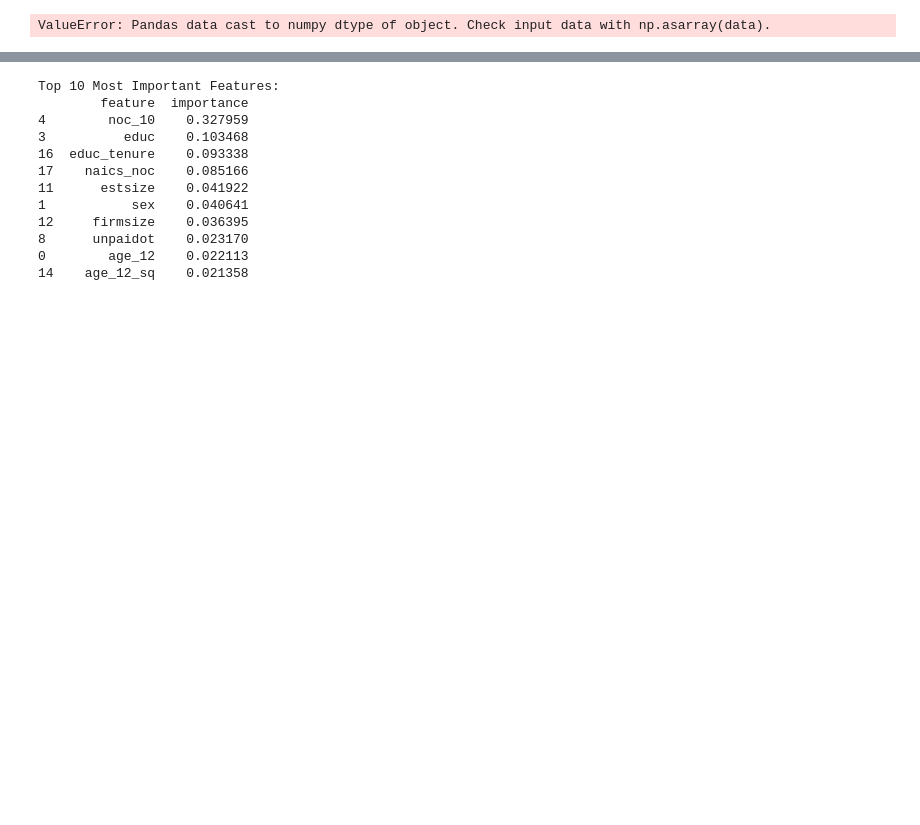
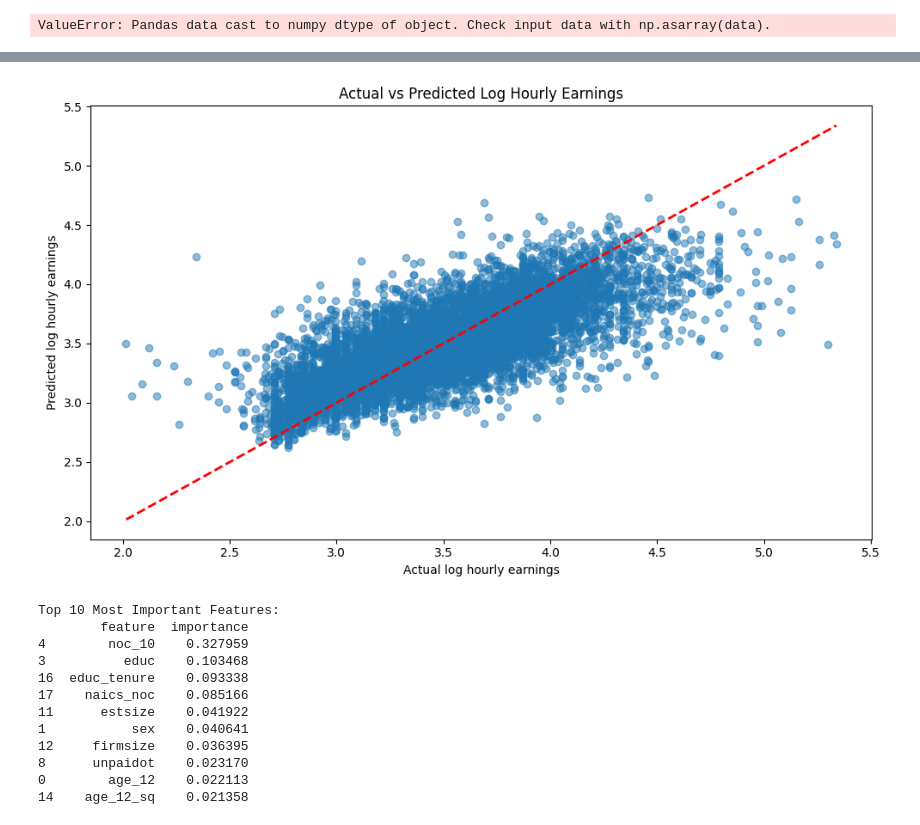
Before and after one commit to CarsonBoettinger/EconComp2025, a Jupyter notebook: finalModel.ipynb, the cells around one changed output, grey strips where cells are left out. Drawn from its saved outputs; the diff is of its cells as text; code cells hidden in the pictures; blank space fills up the shorter version.

Commit message:
Add files via upload
Adding the RandomSearch that was for hypertuning the gradientBooster , added ['cowmain', overtime_ratio', 'union','total_hours'] and cubic terms. RMSE sub 0.29 and R**2 = 0.58

```diff
--- a/finalModel.ipynb
+++ b/finalModel.ipynb
@@ -181,0 +210,95 @@ Covariance Type:                  HC1
+# %%
+#Doing a random search for hyperparameter tuning
+
+# Generate transformed variables
+# Prepare data for Gradient Boosting
+X = pd.concat([
+    df[[
+        'age_12', "union", "cowmain", 'sex', 'marstat', 'educ',
+        'uhrsmain', 'utothrs', 'hrsaway', 'unpaidot', 'xtrahrs',
+        'tenure', 'estsize', 'firmsize', 'efamtype',
+        'age_12_sq', 'age_12_cube', 'tenure_sq', 'tenure_cube',
+        'educ_tenure', 'educ_sq', 'naics_noc', 'age_educ',
+        'total_hours', 'overtime_ratio'
+    ]],
+    pd.get_dummies(df['prov'], prefix='prov'),
+    pd.get_dummies(df['naics_21'], prefix='naics'),
+    pd.get_dummies(df['noc_10'], prefix='noc_10')
+], axis=1)
+
+y = df['ln_hrlyearn']
+
+# Split the data with stratification
+X_train, X_test, y_train, y_test = train_test_split(
+    X, y, test_size=0.2, random_state=42,
+    stratify=pd.qcut(y, q=5, labels=False, duplicates='drop')  # Stratify by income quintiles
+)
+
+# Scale the features
+scaler = StandardScaler()
+X_train_scaled = scaler.fit_transform(X_train)
+X_test_scaled = scaler.transform(X_test)
+
+# Perform hyperparameter tuning using RandomizedSearchCV
+param_dist = {
+    'n_estimators': [100, 200, 300, 500],
+    'learning_rate': [0.01, 0.05, 0.1, 0.15],
+    'max_depth': [3, 5, 7, 10],
+    'min_samples_split': [2, 5, 10],
+    'min_samples_leaf': [1, 2, 4],
+    'subsample': [0.8, 0.9, 1.0],
+    'max_features': ['sqrt', 'log2', None]
+}
+
+gb_model = GradientBoostingRegressor(random_state=42)
+
+random_search = RandomizedSearchCV(
+    gb_model,
+    param_distributions=param_dist,
+    n_iter=50,
+    cv=5,
+    scoring='neg_root_mean_squared_error',
+    n_jobs=-1,
+    random_state=42,
+    verbose=1
+)
+
+# Fit the model
+random_search.fit(X_train_scaled, y_train)
+
+# Get best model
+best_model = random_search.best_estimator_
+
+# Make predictions
+y_pred = best_model.predict(X_test_scaled)
+
+# Calculate metrics
+mse = mean_squared_error(y_test, y_pred)
+rmse = np.sqrt(mse)
+r2 = r2_score(y_test, y_pred)
+
+print("\nBest Model Parameters:")
+print(random_search.best_params_)
+print("\nGradient Boosting Model Results:")
+print(f"Root Mean Squared Error: {rmse:.4f}")
+print(f"R-squared Score: {r2:.4f}")
+
+# Feature importance analysis
+feature_importance = pd.DataFrame({
+    'feature': X.columns,
+    'importance': best_model.feature_importances_
+}).sort_values('importance', ascending=False)
+
+print("\nTop 10 Most Important Features:")
+print(feature_importance.head(10))
+
+# Plot actual vs predicted values
+plt.figure(figsize=(10, 6))
+plt.scatter(y_test, y_pred, alpha=0.5)
+plt.plot([y_test.min(), y_test.max()], [y_test.min(), y_test.max()], 'r--', lw=2)
+plt.xlabel('Actual log hourly earnings')
+plt.ylabel('Predicted log hourly earnings')
+plt.title('Actual vs Predicted Log Hourly Earnings')
+plt.tight_layout()
+plt.show()
+# %% [output]
@@ -182,3 +322,4 @@ Covariance Type:                  HC1
+[figure, added]
 # %%
 # Feature importance
 importance_df = pd.DataFrame({
```
Also changed, not shown: parts of 3 cells of this notebook.
